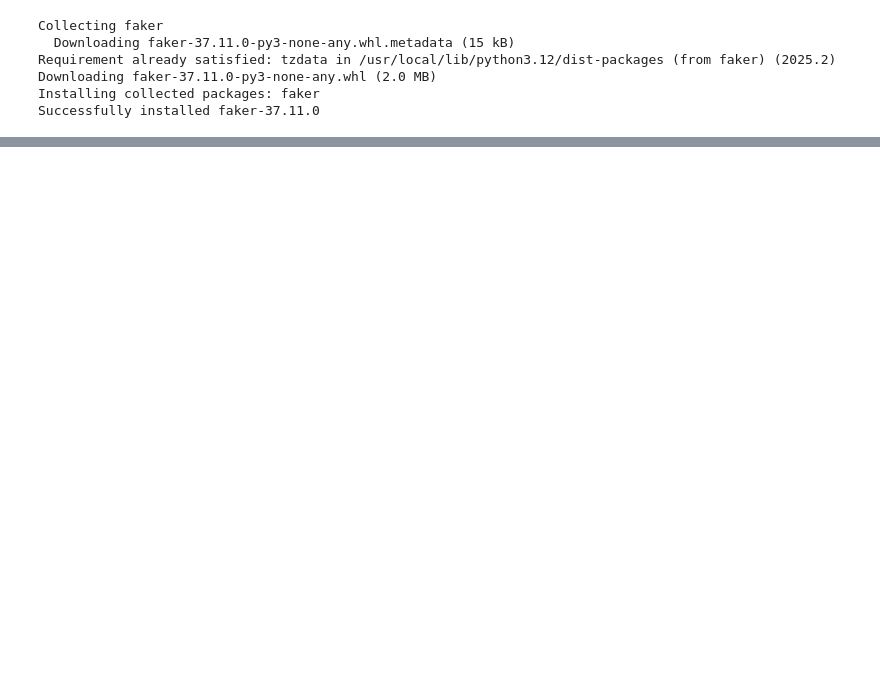
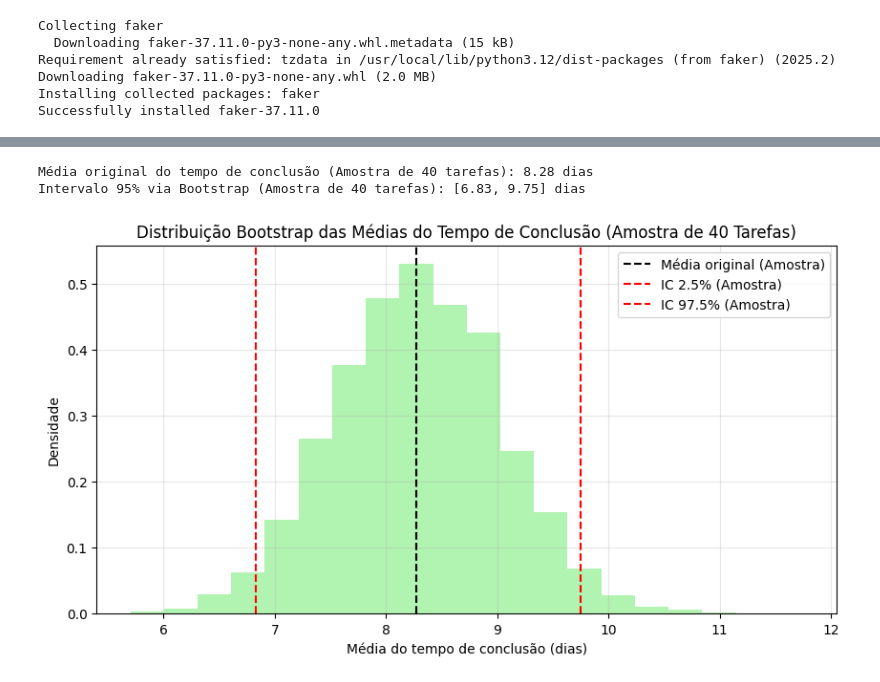
Before and after one commit to arturbernardo/no_estimate, a Jupyter notebook: analise_noestmate_com_cauda.ipynb, the cells around one changed output, grey strips where cells are left out. Saved outputs shown, nothing was run; the diff lists cells and outputs as text; code cells hidden in the pictures; blank space fills up the shorter version.

```diff
--- a/analise_noestmate_com_cauda.ipynb
+++ b/analise_noestmate_com_cauda.ipynb
@@ -141,0 +138,36 @@ Intervalo 95% via Bootstrap: [2.13, 2.24]
+# %%
+# Selecionar 40 tarefas aleatoriamente
+# Para garantir que a seleção seja aleatória e representativa,
+# você pode querer usar um método como sample do pandas.
+# Se você tiver um critério específico para selecionar as 40 tarefas,
+# ajuste o código de seleção aqui.
+
+# Exemplo: selecionar 40 tarefas aleatórias
+amostra_40_tarefas = df.sample(n=40, random_state=42) # Usando random_state para reprodutibilidade
+
+# Extrair o tempo de conclusão para a amostra
+tempo_conclusao_amostra = amostra_40_tarefas['completion_time']
+
+# Realizar a análise Bootstrap na amostra de 40 tarefas
+bootstrap_means_amostra, ci_low_amostra, ci_high_amostra = bootstrap_mean(tempo_conclusao_amostra)
+
+# Imprimir os resultados para a amostra
+print(f"\nMédia original do tempo de conclusão (Amostra de 40 tarefas): {np.mean(tempo_conclusao_amostra):.2f} dias")
+print(f"Intervalo 95% via Bootstrap (Amostra de 40 tarefas): [{ci_low_amostra:.2f}, {ci_high_amostra:.2f}] dias")
+
+# Opcional: Visualizar os resultados da amostra
+plt.figure(figsize=(10, 5))
+plt.hist(bootstrap_means_amostra, bins=20, density=True, alpha=0.7, color="lightgreen")
+plt.axvline(np.mean(tempo_conclusao_amostra), color="black", linestyle="--", label="Média original (Amostra)")
+plt.axvline(ci_low_amostra, color="red", linestyle="--", label="IC 2.5% (Amostra)")
+plt.axvline(ci_high_amostra, color="red", linestyle="--", label="IC 97.5% (Amostra)")
+plt.title("Distribuição Bootstrap das Médias do Tempo de Conclusão (Amostra de 40 Tarefas)")
+plt.xlabel("Média do tempo de conclusão (dias)")
+plt.ylabel("Densidade")
+plt.legend()
+plt.grid(alpha=0.3)
+plt.show()
+# %% [output]
+Média original do tempo de conclusão (Amostra de 40 tarefas): 8.28 dias
+Intervalo 95% via Bootstrap (Amostra de 40 tarefas): [6.83, 9.75] dias
+[figure, added]
```
Also changed, not shown: parts of 2 cells of this notebook.
